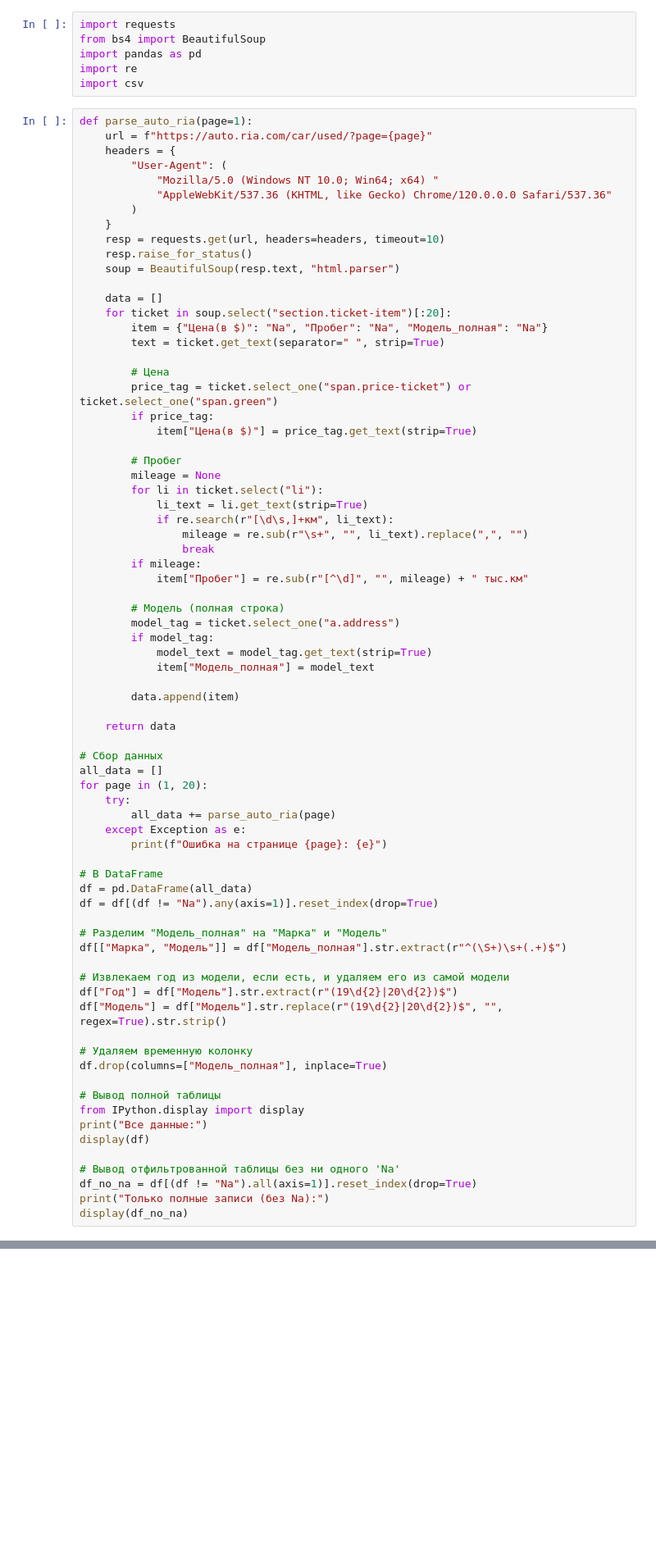
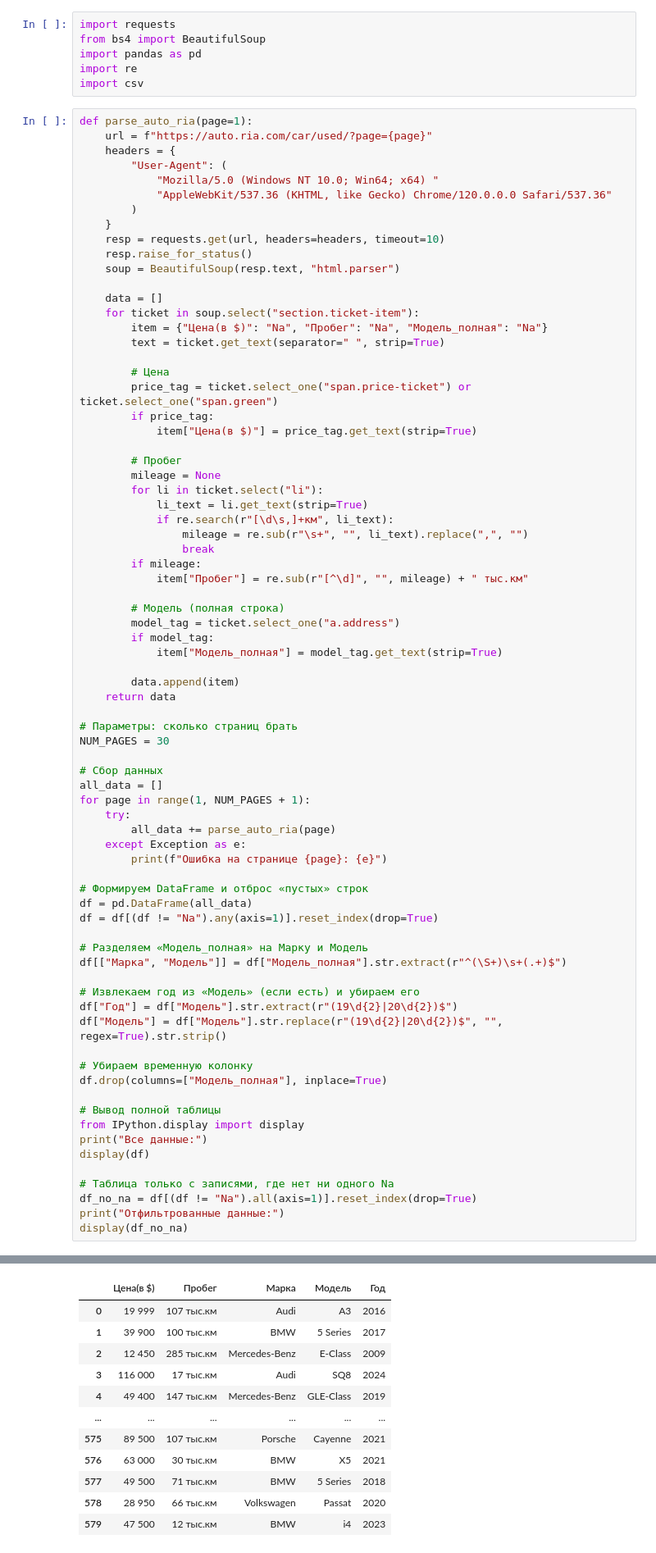
Before and after one commit to EgorSmorodin/Sem2_project, a Jupyter notebook: notebooks/parser.ipynb, the cells around one changed output, grey strips where cells are left out. Shown at 82% size. Drawn from its saved outputs; the diff is of its cells as text; blank space fills up the shorter version.

```diff
--- a/notebooks/parser.ipynb
+++ b/notebooks/parser.ipynb
@@ -18,7 +18,7 @@ def parse_auto_ria(page=1):
     soup = BeautifulSoup(resp.text, "html.parser")
 
     data = []
-    for ticket in soup.select("section.ticket-item")[:20]:
+    for ticket in soup.select("section.ticket-item"):
         item = {"Цена(в $)": "Na", "Пробег": "Na", "Модель_полная": "Na"}
         text = ticket.get_text(separator=" ", strip=True)
 
@@ -40,33 +40,34 @@ def parse_auto_ria(page=1):
         # Модель (полная строка)
         model_tag = ticket.select_one("a.address")
         if model_tag:
-            model_text = model_tag.get_text(strip=True)
-            item["Модель_полная"] = model_text
+            item["Модель_полная"] = model_tag.get_text(strip=True)
 
         data.append(item)
+    return data
 
-    return data
+# Параметры: сколько страниц брать
+NUM_PAGES = 30
 
 # Сбор данных
 all_data = []
-for page in (1, 20):
+for page in range(1, NUM_PAGES + 1):
     try:
         all_data += parse_auto_ria(page)
     except Exception as e:
         print(f"Ошибка на странице {page}: {e}")
 
-# В DataFrame
+# Формируем DataFrame и отброс «пустых» строк
 df = pd.DataFrame(all_data)
 df = df[(df != "Na").any(axis=1)].reset_index(drop=True)
 
-# Разделим "Модель_полная" на "Марка" и "Модель"
+# Разделяем «Модель_полная» на Марку и Модель
 df[["Марка", "Модель"]] = df["Модель_полная"].str.extract(r"^(\S+)\s+(.+)$")
 
-# Извлекаем год из модели, если есть, и удаляем его из самой модели
+# Извлекаем год из «Модель» (если есть) и убираем его
 df["Год"] = df["Модель"].str.extract(r"(19\d{2}|20\d{2})$")
 df["Модель"] = df["Модель"].str.replace(r"(19\d{2}|20\d{2})$", "", regex=True).str.strip()
 
-# Удаляем временную колонку
+# Убираем временную колонку
 df.drop(columns=["Модель_полная"], inplace=True)
 
 # Вывод полной таблицы
@@ -74,7 +75,8 @@ from IPython.display import display
 print("Все данные:")
 display(df)
 
-# Вывод отфильтрованной таблицы без ни одного 'Na'
+# Таблица только с записями, где нет ни одного Na
 df_no_na = df[(df != "Na").all(axis=1)].reset_index(drop=True)
-print("Только полные записи (без Na):")
+print("Отфильтрованные данные:")
 display(df_no_na)
+# %% [output]
@@ -80,0 +84,12 @@ display(df_no_na)
+|  | Цена(в $) | Пробег | Марка | Модель | Год |
+| 0 | 19 999 | 107 тыс.км | Audi | A3 | 2016 |
+| 1 | 39 900 | 100 тыс.км | BMW | 5 Series | 2017 |
+| 2 | 12 450 | 285 тыс.км | Mercedes-Benz | E-Class | 2009 |
+| 3 | 116 000 | 17 тыс.км | Audi | SQ8 | 2024 |
+| 4 | 49 400 | 147 тыс.км | Mercedes-Benz | GLE-Class | 2019 |
+| ... | ... | ... | ... | ... | ... |
+| 575 | 89 500 | 107 тыс.км | Porsche | Cayenne | 2021 |
+| 576 | 63 000 | 30 тыс.км | BMW | X5 | 2021 |
+| 577 | 49 500 | 71 тыс.км | BMW | 5 Series | 2018 |
+| 578 | 28 950 | 66 тыс.км | Volkswagen | Passat | 2020 |
+| 579 | 47 500 | 12 тыс.км | BMW | i4 | 2023 |
```
Also changed, not shown: parts of 1 cell of this notebook.
